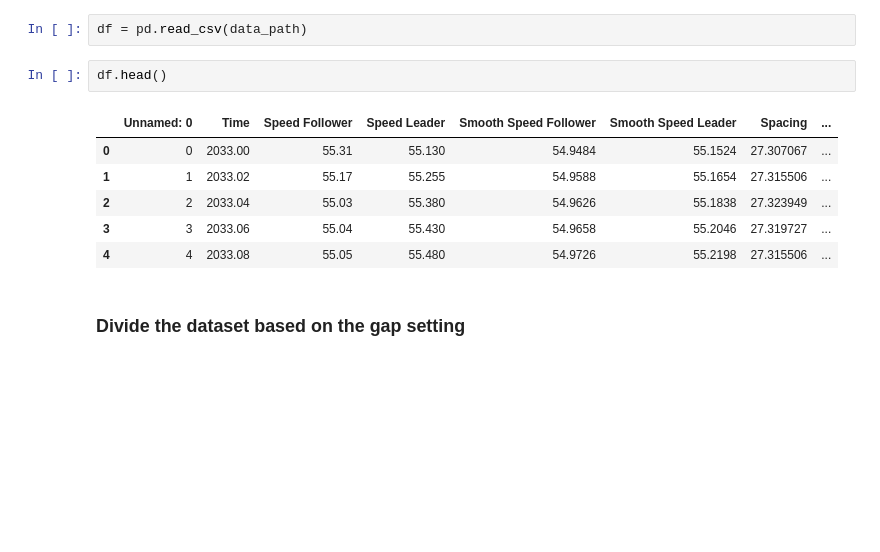
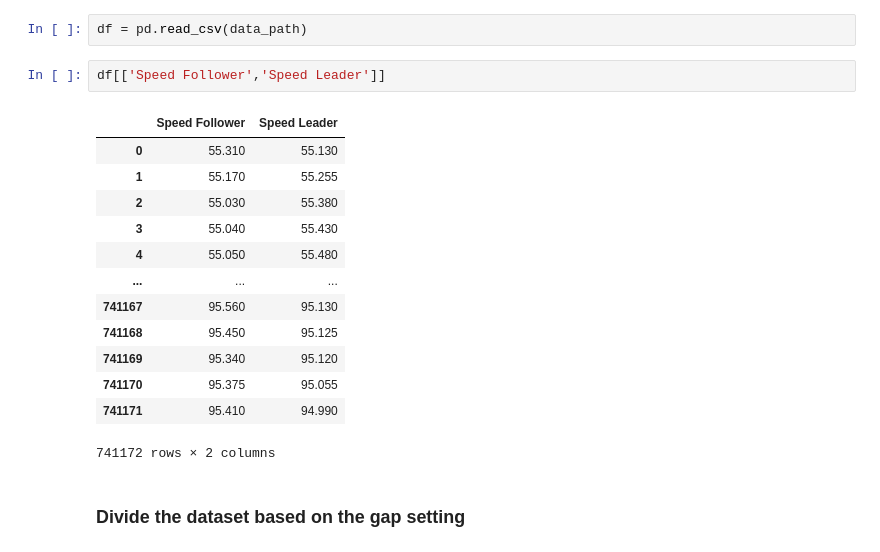
Before and after one commit to AARC-lab/car-following-behavior-EVACC-paper-recreation, a Jupyter notebook: notebook/IDM_calibration.ipynb, the cells around one changed output. Drawn from its saved outputs; the diff is of its cells as text; blank space fills up the shorter version.

```diff
--- a/notebook/IDM_calibration.ipynb
+++ b/notebook/IDM_calibration.ipynb
@@ -7,14 +7,21 @@ data_path = "../data/combined_data.csv"
 # %%
 df = pd.read_csv(data_path)
 # %%
-df.head()
+df[['Speed Follower','Speed Leader']]
 # %% [output]
-|  | Unnamed: 0 | Time | Speed Follower | Speed Leader | Smooth Speed Follower | Smooth Speed Leader | Spacing | ... |
-| 0 | 0 | 2033.00 | 55.31 | 55.130 | 54.9484 | 55.1524 | 27.307067 | ... |
-| 1 | 1 | 2033.02 | 55.17 | 55.255 | 54.9588 | 55.1654 | 27.315506 | ... |
-| 2 | 2 | 2033.04 | 55.03 | 55.380 | 54.9626 | 55.1838 | 27.323949 | ... |
-| 3 | 3 | 2033.06 | 55.04 | 55.430 | 54.9658 | 55.2046 | 27.319727 | ... |
-| 4 | 4 | 2033.08 | 55.05 | 55.480 | 54.9726 | 55.2198 | 27.315506 | ... |
+|  | Speed Follower | Speed Leader |
+| 0 | 55.310 | 55.130 |
+| 1 | 55.170 | 55.255 |
+| 2 | 55.030 | 55.380 |
+| 3 | 55.040 | 55.430 |
+| 4 | 55.050 | 55.480 |
+| ... | ... | ... |
+| 741167 | 95.560 | 95.130 |
+| 741168 | 95.450 | 95.125 |
+| 741169 | 95.340 | 95.120 |
+| 741170 | 95.375 | 95.055 |
+| 741171 | 95.410 | 94.990 |
+741172 rows × 2 columns
 # %% [markdown]
 ### Divide the dataset based on the gap setting
 # %%
```
Also changed, not shown: parts of 13 cells of this notebook, 2 other files.
